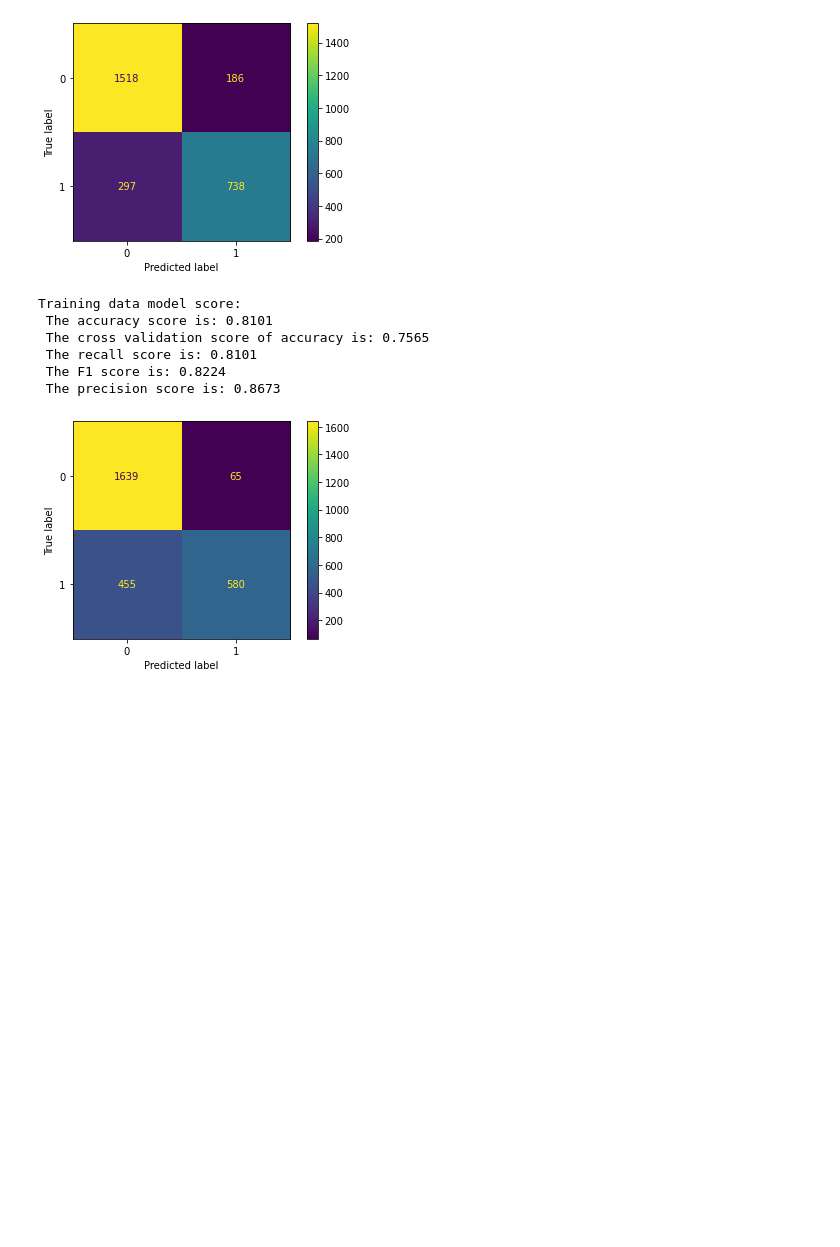
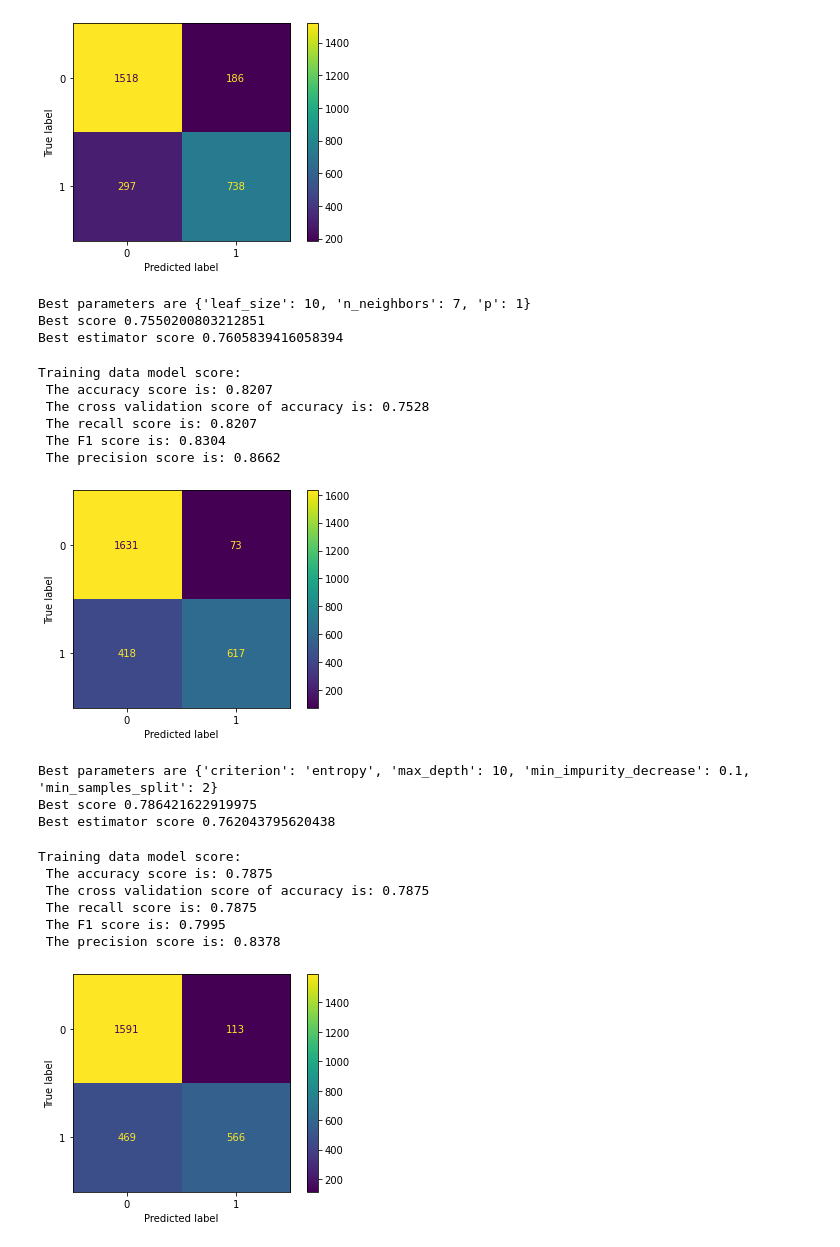
Before and after one commit to RogerPineda13/Healthcare_Persistency_of_a_drug, a Jupyter notebook: Modeling.ipynb, the cells around one changed output. Cells and saved outputs as stored; diff of their text form; code cells hidden in the pictures; blank space fills up the shorter version.

```diff
--- a/Modeling.ipynb
+++ b/Modeling.ipynb
@@ -87,8 +93,29 @@ Training data model score:
  The F1 score is: 0.8259
  The precision score is: 0.8309
 [figure]
+# %%
+#KNN Classifier
+knn = KNeighborsClassifier()
+
+#Creating a grid search to hypertune model
+grid = {
+    'n_neighbors' : [1,2,3,4,5,6,7],
+    'p' : [1,2],
+    'leaf_size' : [10,20,30]
+}
+knn_grid_search = GridSearchCV(knn, grid, cv=3)
+knn_grid_search.fit(X_train, y_train)
+
+print(f'Best parameters are {knn_grid_search.best_params_}')
+print(f'Best score {knn_grid_search.best_score_}')
+print(f'Best estimator score {knn_grid_search.best_estimator_.score(X_test, y_test)}')
+# %% [output]
+Best parameters are {'leaf_size': 10, 'n_neighbors': 7, 'p': 1}
+Best score 0.7550200803212851
+Best estimator score 0.7605839416058394
 # %%
-knn = KNeighborsClassifier(n_neighbors=7)
+#Generating model with hyperparameters
+knn = KNeighborsClassifier(p=1,leaf_size=10)
 knn.fit(X_train, y_train)
 knn_pred = knn.predict(X_train)
 
@@ -96,10 +123,46 @@ print("Training data model score:")
 knn_model_score = model_score(knn, X_train, knn_pred, y_train)
 # %% [output]
 Training data model score:
- The accuracy score is: 0.8101
- The cross validation score of accuracy is: 0.7565
- The recall score is: 0.8101
- The F1 score is: 0.8224
- The precision score is: 0.8673
+ The accuracy score is: 0.8207
+ The cross validation score of accuracy is: 0.7528
+ The recall score is: 0.8207
+ The F1 score is: 0.8304
+ The precision score is: 0.8662
 [figure]
+# %%
+#Decison Tree Classifier
+dt = DecisionTreeClassifier()
+#Creating Grid Search for hypertuning
+dt_grid = {
+  'criterion' : ['entropy', 'gini'],
+    'max_depth': [10,20,30,40,50,60, None],
+    'min_samples_split' : [1, 2, 5, 10, 20, 30],
+    'min_impurity_decrease' : [0.0, 0.1, 0.2, 0.3,0.4, 0.5]
+}
+dt_grid_s = GridSearchCV(estimator=dt , param_grid=dt_grid, cv=5)
+dt_grid_s.fit(X_train, y_train)
+
+print(f'Best parameters are {dt_grid_s.best_params_}')
+print(f'Best score {dt_grid_s.best_score_}')
+print(f'Best estimator score {dt_grid_s.best_estimator_.score(X_test, y_test)}')
+# %% [output]
+Best parameters are {'criterion': 'entropy', 'max_depth': 10, 'min_impurity_decrease': 0.1, 'min_samples_split': 2}
+Best score 0.786421622919975
+Best estimator score 0.762043795620438
+# %%
+#Using hyperparameters found in grid search
+dt = DecisionTreeClassifier(criterion = 'entropy', max_depth=10, min_impurity_decrease =.1, min_samples_split = 2, random_state=42)
+dt.fit(X_train, y_train)
+dt_pred = dt.predict(X_train)
+
+print("Training data model score:")
+dt_model_score = model_score(dt, X_train, dt_pred, y_train)
+# %% [output]
+Training data model score:
+ The accuracy score is: 0.7875
+ The cross validation score of accuracy is: 0.7875
+ The recall score is: 0.7875
+ The F1 score is: 0.7995
+ The precision score is: 0.8378
+[figure, added]
 # %%
```
Also changed, not shown: parts of 9 cells of this notebook.
